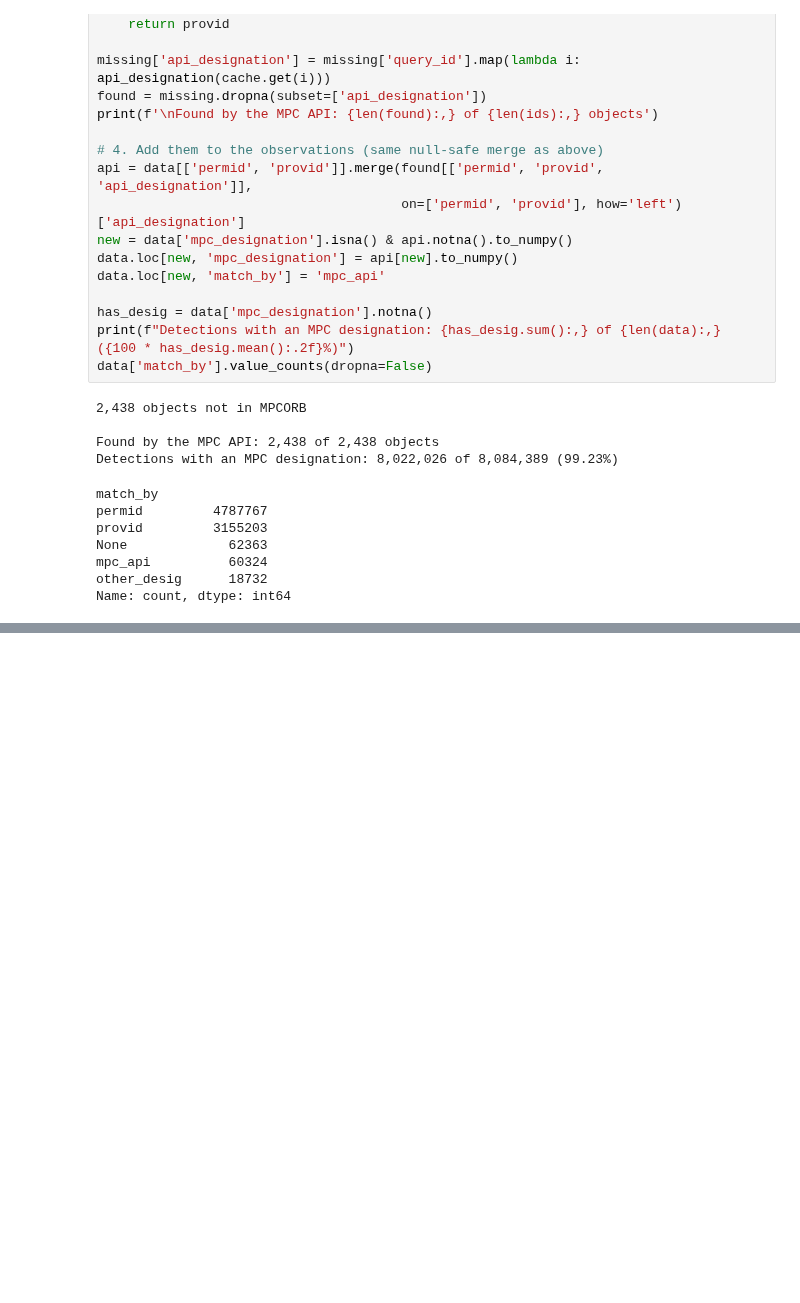
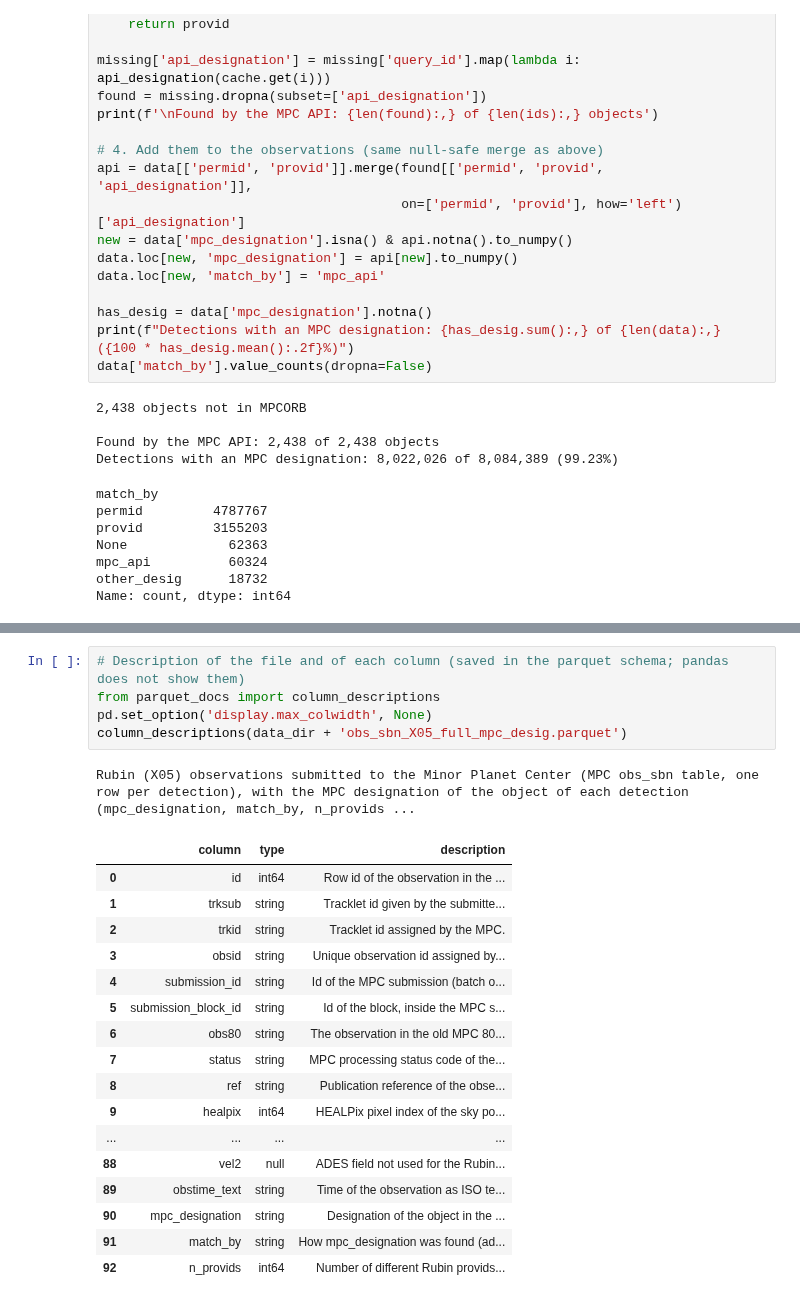
Before and after one commit to JuanitaAgudelo/MVROC, a Jupyter notebook: code/add_mpc_designation.ipynb, the cells around one changed output, grey strips where cells are left out. Saved outputs shown, nothing was run; the diff lists cells and outputs as text; blank space fills up the shorter version.

Commit message:
feat: add is_primary and n_provids to mpc_designation to identify objects with different provids and add column documentation to each parquet product data

```diff
--- a/code/add_mpc_designation.ipynb
+++ b/code/add_mpc_designation.ipynb
@@ -208,0 +225,24 @@ Saved 8,084,389 rows x 92 columns to data/obs_sbn_X05_full_mpc_desig.parquet
+# %%
+# Description of the file and of each column (saved in the parquet schema; pandas does not show them)
+from parquet_docs import column_descriptions
+pd.set_option('display.max_colwidth', None)
+column_descriptions(data_dir + 'obs_sbn_X05_full_mpc_desig.parquet')
+# %% [output]
+Rubin (X05) observations submitted to the Minor Planet Center (MPC obs_sbn table, one row per detection), with the MPC designation of the object of each detection (mpc_designation, match_by, n_provids ...
+|  | column | type | description |
+| 0 | id | int64 | Row id of the observation in the ... |
+| 1 | trksub | string | Tracklet id given by the submitte... |
+| 2 | trkid | string | Tracklet id assigned by the MPC. |
+| 3 | obsid | string | Unique observation id assigned by... |
+| 4 | submission_id | string | Id of the MPC submission (batch o... |
+| 5 | submission_block_id | string | Id of the block, inside the MPC s... |
+| 6 | obs80 | string | The observation in the old MPC 80... |
+| 7 | status | string | MPC processing status code of the... |
+| 8 | ref | string | Publication reference of the obse... |
+| 9 | healpix | int64 | HEALPix pixel index of the sky po... |
+| ... | ... | ... | ... |
+| 88 | vel2 | null | ADES field not used for the Rubin... |
+| 89 | obstime_text | string | Time of the observation as ISO te... |
+| 90 | mpc_designation | string | Designation of the object in the ... |
+| 91 | match_by | string | How mpc_designation was found (ad... |
+| 92 | n_provids | int64 | Number of different Rubin provids... |
```
Also changed, not shown: parts of 6 cells of this notebook, 6 other files.
